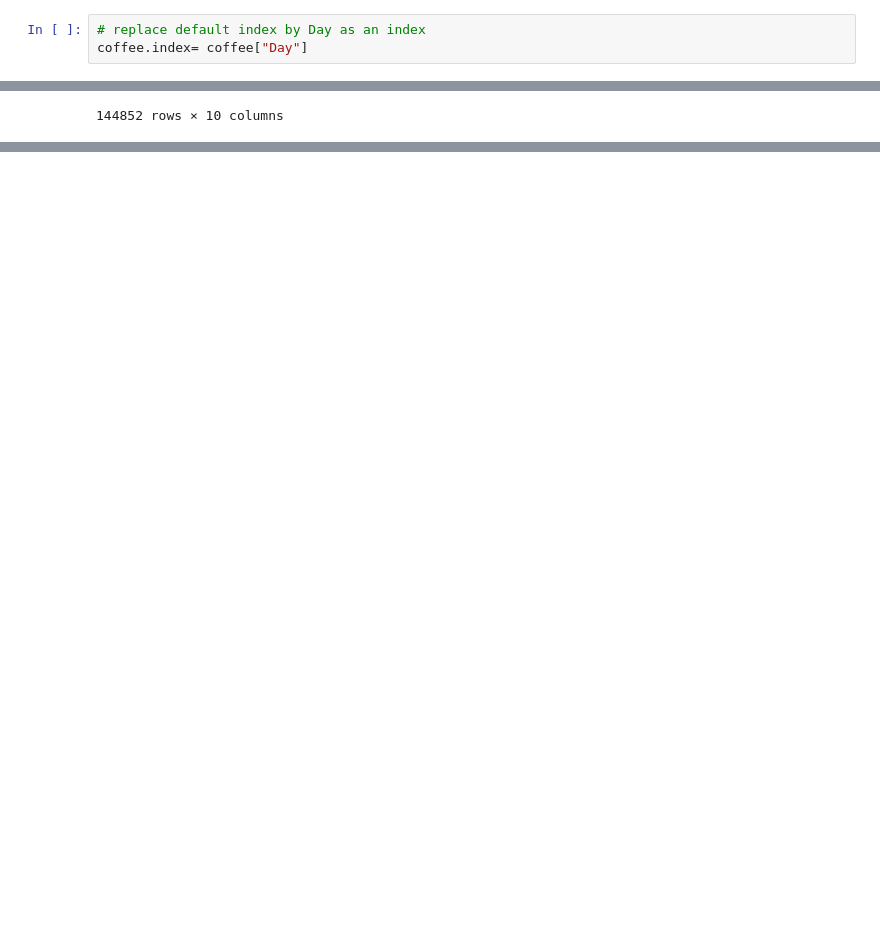
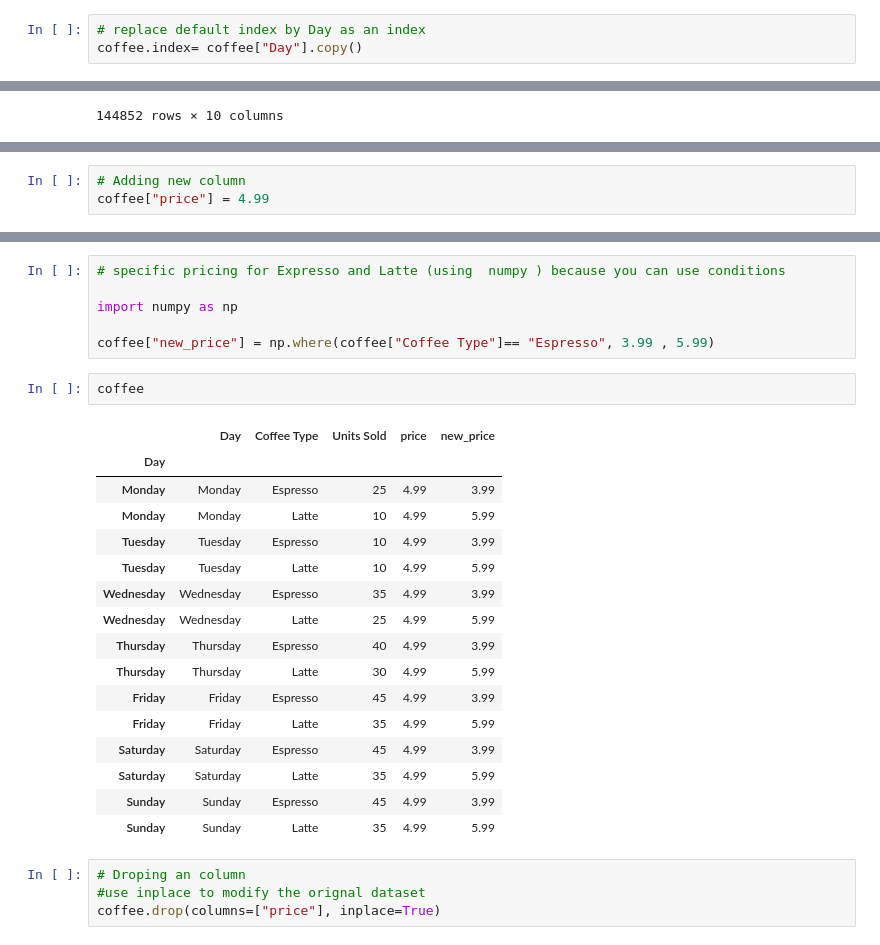
Before and after one commit to web-wizard-web/Python_for_AI_and_ML, a Jupyter notebook: Pandas/pandas.ipynb, the cells around one changed output, grey strips where cells are left out. Drawn from its saved outputs; the diff is of its cells as text; blank space fills up the shorter version.

```diff
--- a/Pandas/pandas.ipynb
+++ b/Pandas/pandas.ipynb
@@ -330,7 +330,7 @@ for index, row in coffee.iterrows():
 35 Latte
 # %%
 # replace default index by Day as an index
-coffee.index= coffee["Day"]
+coffee.index= coffee["Day"].copy()
 # %%
 coffee.head()
 # %% [output]
@@ -633,0 +666,3 @@ bios[bios["name"].str.count(r'[AEIOUaeiou]')>=2]
+# %%
+# Adding new column
+coffee["price"] = 4.99
@@ -633,0 +679,29 @@ bios[bios["name"].str.count(r'[AEIOUaeiou]')>=2]
+# %%
+# specific pricing for Expresso and Latte (using  numpy ) because you can use conditions
+
+import numpy as np
+
+coffee["new_price"] = np.where(coffee["Coffee Type"]== "Espresso", 3.99 , 5.99)
+# %%
+coffee
+# %% [output]
+|  | Day | Coffee Type | Units Sold | price | new_price |
+| Day |  |  |  |  |  |
+| Monday | Monday | Espresso | 25 | 4.99 | 3.99 |
+| Monday | Monday | Latte | 10 | 4.99 | 5.99 |
+| Tuesday | Tuesday | Espresso | 10 | 4.99 | 3.99 |
+| Tuesday | Tuesday | Latte | 10 | 4.99 | 5.99 |
+| Wednesday | Wednesday | Espresso | 35 | 4.99 | 3.99 |
+| Wednesday | Wednesday | Latte | 25 | 4.99 | 5.99 |
+| Thursday | Thursday | Espresso | 40 | 4.99 | 3.99 |
+| Thursday | Thursday | Latte | 30 | 4.99 | 5.99 |
+| Friday | Friday | Espresso | 45 | 4.99 | 3.99 |
+| Friday | Friday | Latte | 35 | 4.99 | 5.99 |
+| Saturday | Saturday | Espresso | 45 | 4.99 | 3.99 |
+| Saturday | Saturday | Latte | 35 | 4.99 | 5.99 |
+| Sunday | Sunday | Espresso | 45 | 4.99 | 3.99 |
+| Sunday | Sunday | Latte | 35 | 4.99 | 5.99 |
+# %%
+# Droping an column
+#use inplace to modify the orignal dataset
+coffee.drop(columns=["price"], inplace=True)
```
Also changed, not shown: parts of 58 cells of this notebook, 2 other files.
